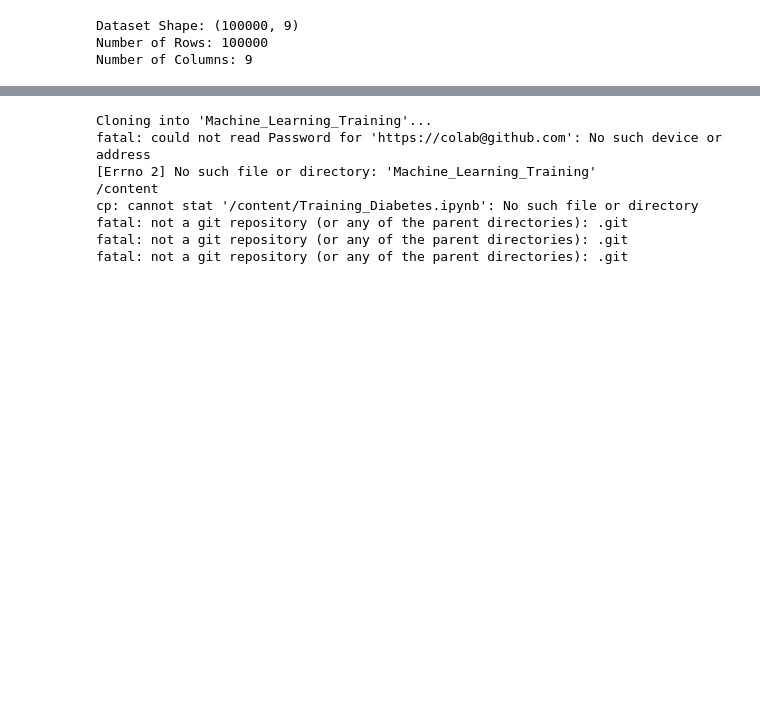
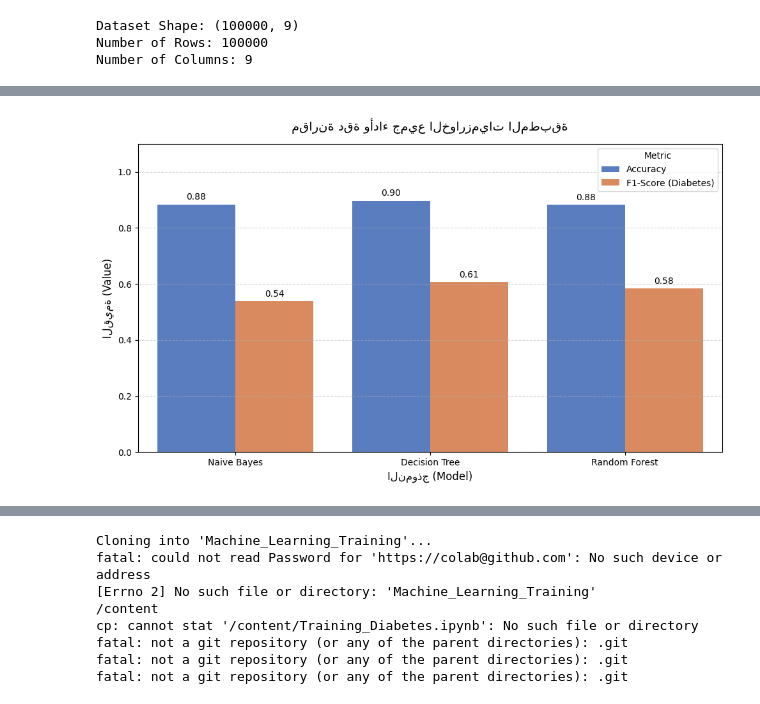
Before and after one commit to saraaldenali5555/Machine_Learning_Training, a Jupyter notebook: Training_Diabetes.ipynb, the cells around one changed output, grey strips where cells are left out. Saved outputs shown, nothing was run; the diff lists cells and outputs as text; code cells hidden in the pictures; blank space fills up the shorter version.

```diff
--- a/Training_Diabetes.ipynb
+++ b/Training_Diabetes.ipynb
@@ -123,0 +296,53 @@ weighted avg       0.94      0.88      0.90     19230
+# %%
+import pandas as pd
+import matplotlib.pyplot as plt
+import seaborn as sns
+from sklearn.metrics import accuracy_score, f1_score
+
+# 1. حساب المقاييس لكل نموذج تم تدريبه
+models_performance = {
+    'Naive Bayes': {
+        'Accuracy': accuracy_score(y_test, y_pred_nb),
+        'F1-Score (Diabetes)': f1_score(y_test, y_pred_nb, pos_label=1)
+    },
+    'Decision Tree': {
+        'Accuracy': accuracy_score(y_test, y_pred_dt),
+        'F1-Score (Diabetes)': f1_score(y_test, y_pred_dt, pos_label=1)
+    },
+    'Random Forest': {
+        'Accuracy': accuracy_score(y_test, y_pred_rf),
+        'F1-Score (Diabetes)': f1_score(y_test, y_pred_rf, pos_label=1)
+    }
+}
+
+# تحويل النتائج إلى DataFrame لسهولة الرسم
+df_metrics = pd.DataFrame(models_performance).T.reset_index().rename(columns={'index': 'Model'})
+
+# تحويل البيانات إلى تنسيق طويل (Tidy/Long format) لتناسب seaborn
+df_melted = pd.melt(df_metrics, id_vars='Model', var_name='Metric', value_name='Value')
+
+# 2. رسم المخطط البياني للمقارنة
+plt.figure(figsize=(10, 6))
+sns.barplot(x='Model', y='Value', hue='Metric', data=df_melted, palette='muted')
+
+plt.title('مقارنة دقة وأداء جميع الخوارزميات المطبقة', fontsize=14, pad=15)
+plt.xlabel('النموذج (Model)', fontsize=12)
+plt.ylabel('القيمة (Value)', fontsize=12)
+plt.ylim(0, 1.1)
+plt.grid(axis='y', linestyle='--', alpha=0.5)
+
+# إضافة القيم فوق الأعمدة لتسهيل القراءة
+for p in plt.gca().patches:
+    height = p.get_height()
+    if height > 0:
+        plt.gca().annotate(f'{height:.2f}',
+                            (p.get_x() + p.get_width() / 2., height),
+                            ha='center', va='center',
+                            xytext=(0, 8),
+                            textcoords='offset points',
+                            fontsize=10)
+
+plt.tight_layout()
+plt.show()
+# %% [output]
+[figure, added]
```
Also changed, not shown: parts of 13 cells of this notebook.
